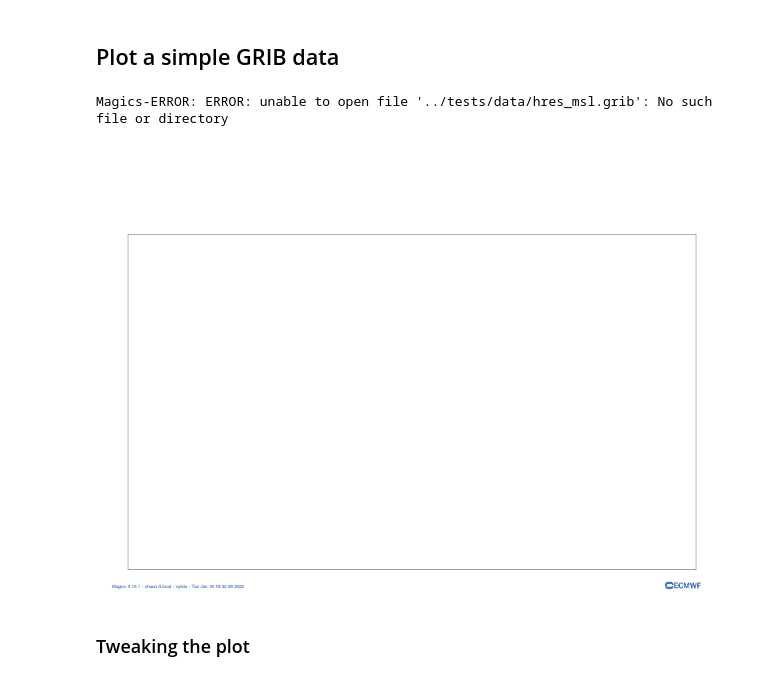
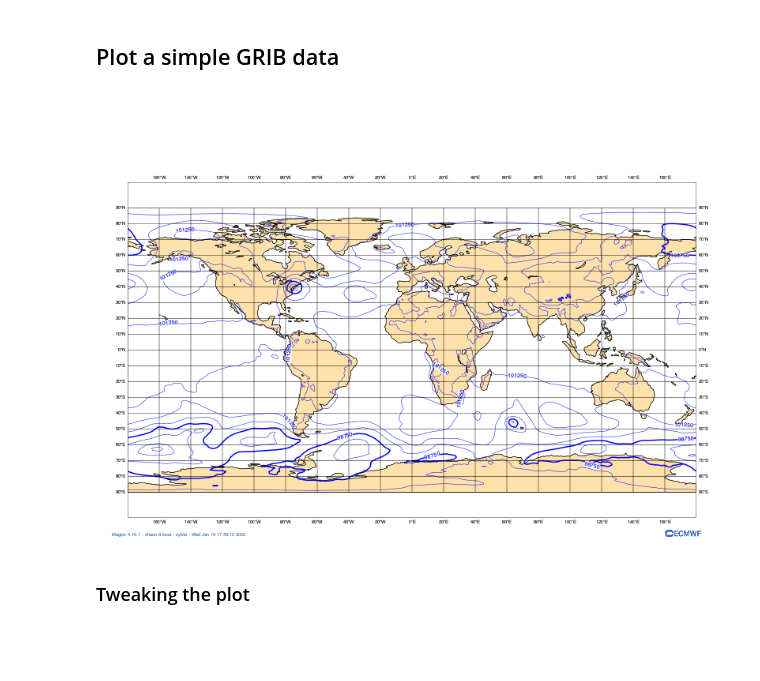
Before and after one commit to sylvielamythepaut/geomaps, a Jupyter notebook: docs/examples/demo.ipynb, the cells around one changed output. Saved outputs shown, nothing was run; the diff lists cells and outputs as text; code cells hidden in the pictures; blank space fills up the shorter version.

```diff
--- a/docs/examples/demo.ipynb
+++ b/docs/examples/demo.ipynb
@@ -20,15 +18,18 @@ geomap.show()
 # %% [markdown]
 ## Plot a simple GRIB data
 # %%
-MSL = "../tests/data/msl.grib"
-geomap.contour_lines(HRES_MSL)
+MSL = "data/msl.grib"
+geomap = GeoMap()
+geomap.coastlines(land_colour="cream")
+geomap.contour_lines(MSL)
+geomap.coastlines()
+geomap.gridlines()
 
 
 # Show the finished map inline in the notebook
 geomap.show()
 # %% [output]
-Magics-ERROR: ERROR: unable to open file '../tests/data/hres_msl.grib': No such file or directory
-[figure, old version]
+[figure, new version]
 # %% [markdown]
 ### Tweaking the plot
 # %%
```
Also changed, not shown: parts of 4 cells of this notebook, 3 other files.
